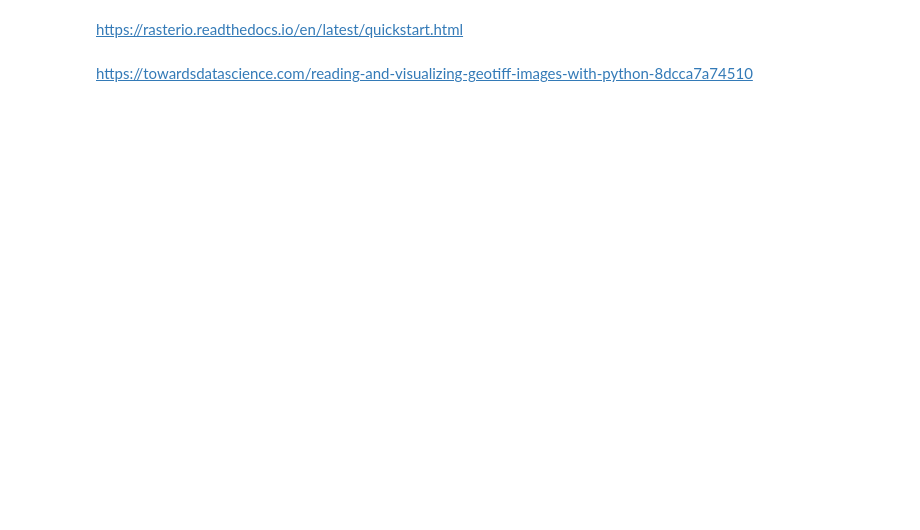
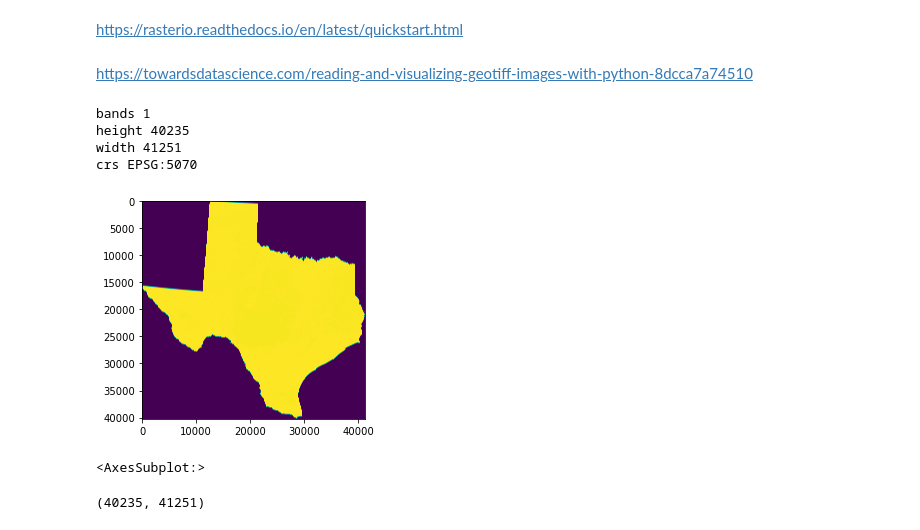
Before and after one commit to JustinGOSSES/river-maps-experiments, a Jupyter notebook: notebooks/Exploration.ipynb, the cells around one changed output. Saved outputs shown, nothing was run; the diff lists cells and outputs as text; code cells hidden in the pictures; blank space fills up the shorter version.

```diff
--- a/notebooks/Exploration.ipynb
+++ b/notebooks/Exploration.ipynb
@@ -475,3 +599,22 @@ show(img)
 https://rasterio.readthedocs.io/en/latest/quickstart.html
 # %% [markdown]
 https://towardsdatascience.com/reading-and-visualizing-geotiff-images-with-python-8dcca7a74510
+# %%
+print("bands",img.count)
+print("height",img.height)
+print("width",img.width)
+print("crs",img.crs)
+# %% [output]
+bands 1
+height 40235
+width 41251
+crs EPSG:5070
+# %%
+show(img.read(1))
+# %% [output]
+[figure, added]
+<AxesSubplot:>
+# %%
+img.shape
+# %% [output]
+(40235, 41251)
```
Also changed, not shown: parts of 42 cells of this notebook, 1 other file.
